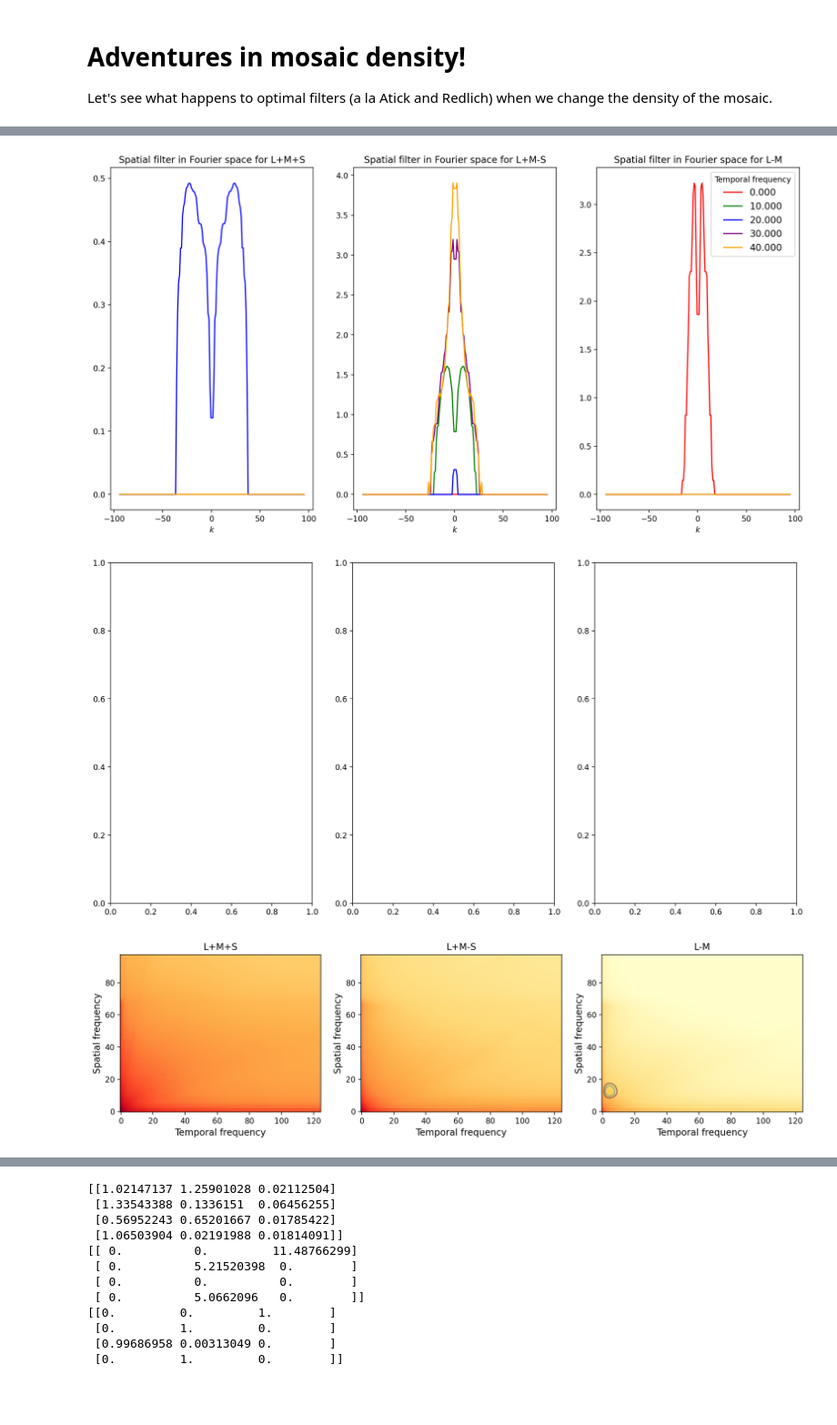
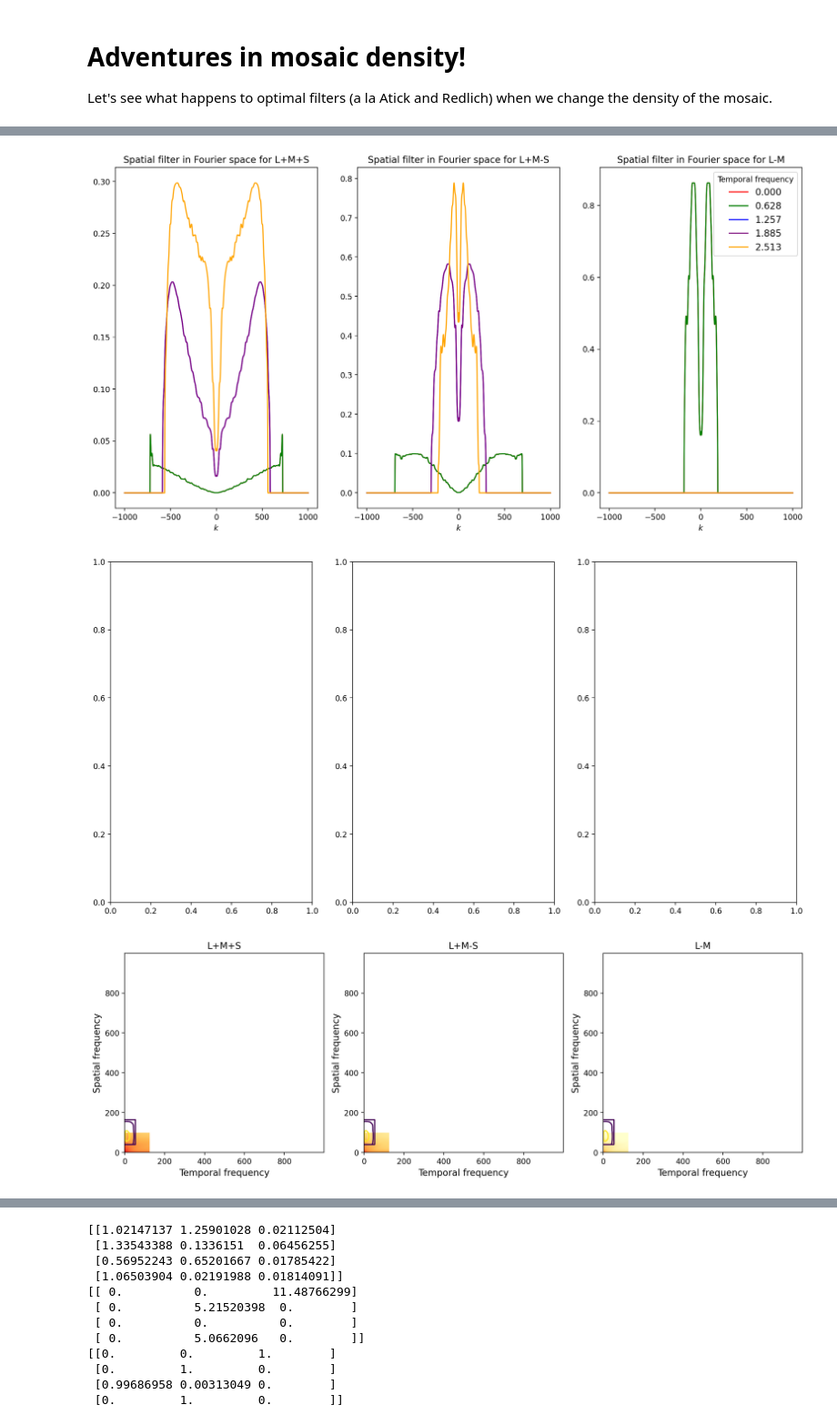
Before and after one commit to pearsonlab/efficientcodingcolor, a Jupyter notebook: Code/mosaic_density_color_empirical_Cx_v2.ipynb, the cells around one changed output, grey strips where cells are left out. Shown at 91% size. Drawn from its saved outputs; the diff is of its cells as text; code cells hidden in the pictures; blank space fills up the shorter version.

```diff
--- a/Code/mosaic_density_color_empirical_Cx_v2.ipynb
+++ b/Code/mosaic_density_color_empirical_Cx_v2.ipynb
@@ -101,6 +110,4 @@ def C_fix_k(C, k, i):
 # %%
-
-
 #First frequencies are positive, I shouldn't use fftshift!!!
 #freqs_k = scipy.fft.fftshift(scipy.fft.fftfreq(N, d=dz) * 2 * np.pi)
 #freqs_omega = scipy.fft.fftshift(scipy.fft.fftfreq(M, d=dt) * 2 * np.pi)
@@ -205,12 +212,12 @@ def filter_power(eps, fixed_freq, indices, klims, channel, fixed_type):
 
     dk = 2*np.pi/len(indices)
 
-    freqs = indices*2*np.pi/len(indices)
+    freqs = indices#*2*np.pi/len(indices)
     freqs = pad_and_reflect(freqs, len(freqs)*2 - 2)
 
     #return np.sum(v2**2 * np.abs(freqs) * (ktilde + 1) * dk)/(2 * np.pi)**2
     return np.sum(v2**2 * np.abs(freqs) * (1/ktilde + 1) * dk)/(2 * np.pi)
-    return np.sum(v2**2 * np.abs(freqs) * (Ck + sigin**2) * dk)/(2 * np.pi)**2 #Original version
+    #return np.sum(v2**2 * np.abs(freqs) * (Ck + sigin**2) * dk)/(2 * np.pi)**2 #Original version
     #John: Needs to make sure I do the conversion from integral to sum correctly
     #Need to make srue dk is the correct value. dk = 2*pi/L
     #By convention, frequencies discrete are -pi to pi. My frequencies are from 0 to L.
@@ -368,8 +387,8 @@ dz = 1#Cx.shape[0]/N
 
 w_min = 0
 w_max = 50
-k_indices = np.array([0,10,20,30])
-w_indices = np.linspace(w_min, w_max -1, w_max - w_min)
+k_indices = np.array([0,50,100])*2*np.pi/100
+w_indices = np.linspace(0, 2*np.pi, 10000)
 
 #freqs_k = (scipy.fft.fftfreq(N, d=dz) * np.pi)[0:N//2+1
 
@@ -381,8 +400,8 @@ L = (len(k_indices)//2) * dz
 zz = np.linspace(-L/2, L/2, N)
 
 # make a double exponential smoothing filter
-fz = np.arange(-.2,.2, 0.01)
-ff = np.exp(-20 * np.abs(fz))
+fz = np.arange(-10,10, 0.01)
+ff = np.exp(-1 * np.abs(fz))
 ff /= np.sum(ff)
 vv_all = []
 vf_all = []
@@ -415,8 +434,9 @@ for fixed_k in k_indices:
     vts = np.array(vts)
     #vts /= np.linalg.norm(vts)
     t_length = int((vts.shape[1]-1)/2)
+    plot_range = 200
     for i in range(n_channels):
-        line, = ax[i].plot(np.linspace(-t_length,0, t_length),vts[i,0:t_length], label = str(('{:.3f}').format(fixed_k)))
+        line, = ax[i].plot(np.linspace(-plot_range,0, plot_range),vts[i,t_length-plot_range:t_length], label = str(('{:.3f}').format(fixed_k)))
         if i == 0:
             lines.append(line)
         #ax[i].set_xlim(-0.35, 0.05)
@@ -444,17 +463,10 @@ dz = 1#Cx.shape[0]/N
 #John: dz = 1/n_pixels
 #Lower frequency is 2*pi/L
 
-#freqs_k = scipy.fft.fftshift(scipy.fft.fftfreq(N, d=dz) * 2 * np.pi)
-#freqs_omega = scipy.fft.fftshift(scipy.fft.fftfreq(M, d=dt) * 2 * np.pi)
-
-k_min = 0
-k_max = 95
-w_min = 0
-w_max = 60
-k_indices = np.linspace(k_min, k_max -1, k_max - k_min)
-w_indices = np.linspace(w_min, w_max -1, w_max - w_min)
+k_indices = np.linspace(0, 2*np.pi, 1000)
+w_indices = np.linspace(0, 2*np.pi, 1000)
 #omega_indices = np.array([0,10,20,30,40,50,60])
-omega_indices = np.array([0,10,20,30,40])
+omega_indices = np.array([0,10,20,30,40])*2*np.pi/100
 
 #freqs_k = (scipy.fft.fftfreq(N, d=dz) * np.pi)[0:N//2+1
 
@@ -547,35 +559,35 @@ for fixed_omega in omega_indices:
         #RF_omega = np.outer(vf,vt[0:int(vt.shape[0]/2)])
         RF_omega_pre = np.outer(vf,vf2)
         RF_omega_pre_all.append(RF_omega_pre)
         #RF_omega = np.roll(RF_omega, -fixed_omega + 40, axis = 1)
-        RF_omega = np.roll(RF_omega_pre, fixed_omega, axis = 1)
-        RF_omega = np.roll(RF_omega, vf_argmax, axis = 0)
+        #RF_omega = np.roll(RF_omega_pre, fixed_omega, axis = 1)
+        #RF_omega = np.roll(RF_omega, vf_argmax, axis = 0)
         RFs_omega.append(RF_omega)
         #RFs_omega.append(RF_omega)
     RFs_omega = np.array(RFs_omega)#[:,:,::-1]
     RFs.append(RFs_omega)
 
     lines.append(line)
     c += 1
 ax[i].legend(handles=lines, title = "Temporal frequency", fontsize = 12)
 RFs = np.array(RFs)
 percentile_values = [99,99.5,99.9]
 for i in range (3):
     ax3[i].imshow(np.log(Cx[:,:,i]), origin = 'lower', cmap = 'YlOrRd', vmin = 0, vmax = np.max(np.log(Cx)))
     for fixed_omega in range(omega_indices.shape[0]):
         contour_values = []
         for percentile in percentile_values:
             contour_values.append(np.percentile(RFs[fixed_omega,i,:,:], percentile) + percentile*10e-32)
         ax3[i].contour(RFs[fixed_omega, i,:,:], contour_values, origin = 'lower', alpha = 0.5)
 
     ax3[i].set_title(channel_labels[i])
     ax3[i].set_xlabel("Temporal frequency", size = 12)
     ax3[i].set_ylabel("Spatial frequency", size = 12)
     #ax[0].text(*label_loc, r'\textbf{B}', transform=ax[0].transAxes, fontsize=fontsize, fontweight=fontweight, va='top')
     #cbar = fig.colorbar(s)
     #cbar.ax.tick_params(labelsize=50)
 # %% [output]
-[figure, old version]
+[figure, new version]
 [figure]
-[figure, old version]
+[figure, new version]
 # %%
```
Also changed, not shown: parts of 10 cells of this notebook, 1 other file.
